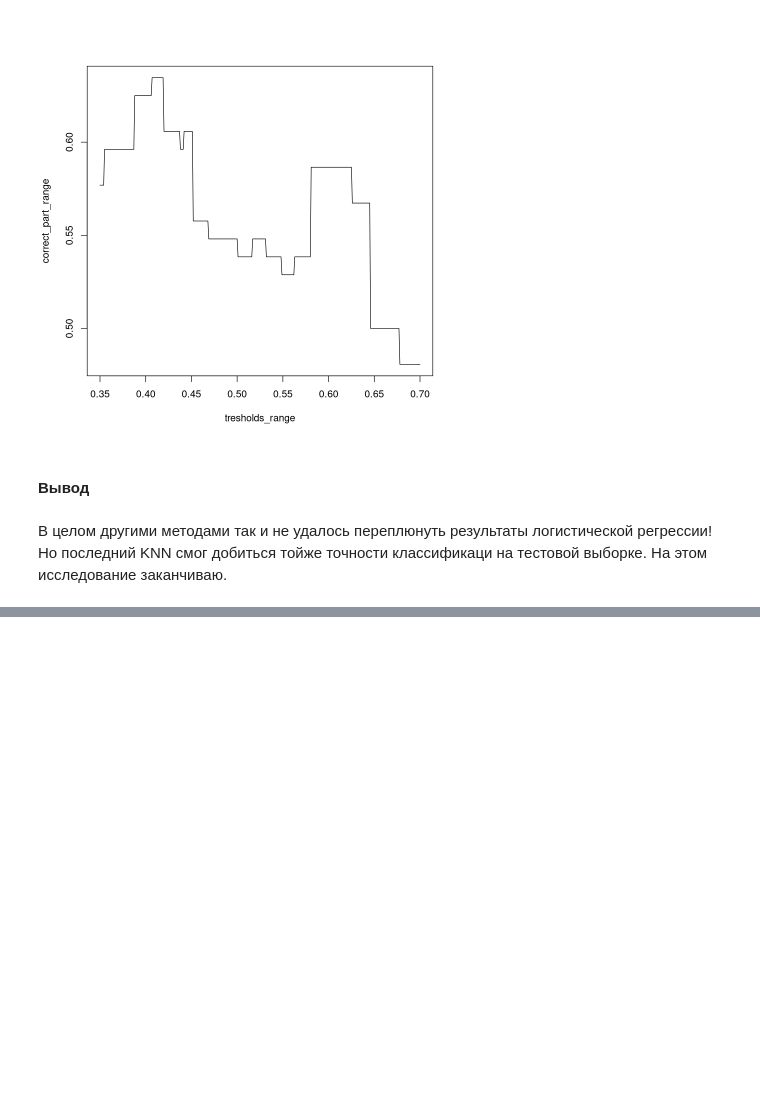
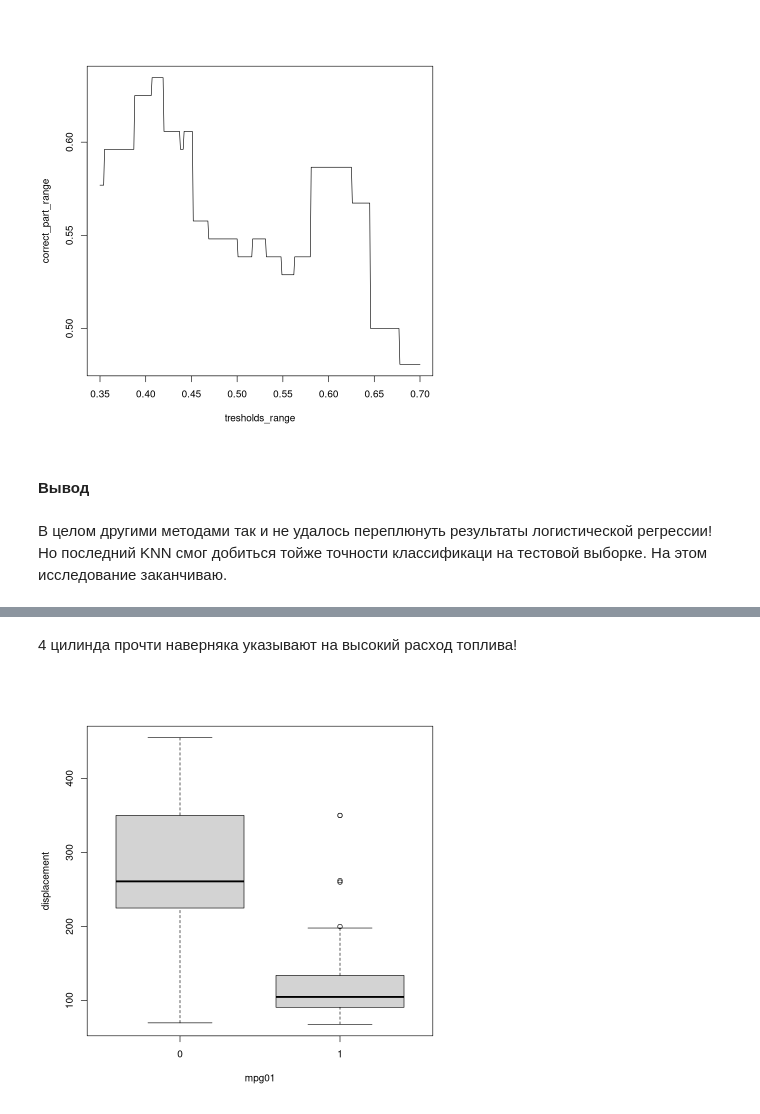
Before and after one commit to Dranikf/Intro_to_stat_learning, a Jupyter notebook: chapter4/exercise.ipynb, the cells around one changed output, grey strips where cells are left out. Cells and saved outputs as stored; diff of their text form; code cells hidden in the pictures; blank space fills up the shorter version.

```diff
--- a/chapter4/exercise.ipynb
+++ b/chapter4/exercise.ipynb
@@ -590,0 +604,10 @@ plot(tresholds_range, correct_part_range, type = "l")
+# %%
+Auto["mpg01"] = rep(0, nrow(Auto))
+Auto[Auto$mpg > median(Auto$mpg), "mpg01"] = 1
+
+Auto$mpg01 = as.factor(Auto$mpg01)
+Auto$origin = as.factor(Auto$origin)
+Auto$cylinders = as.factor(Auto$cylinders)
+
+head(Auto)
+summary(Auto)
@@ -590,0 +656,6 @@ plot(tresholds_range, correct_part_range, type = "l")
+# %% [markdown]
+4 цилинда прочти наверняка указывают на высокий расход топлива!
+# %%
+boxplot(displacement ~ mpg01, Auto)
+# %% [output]
+[figure, added]
```
Also changed, not shown: parts of 30 cells of this notebook.
